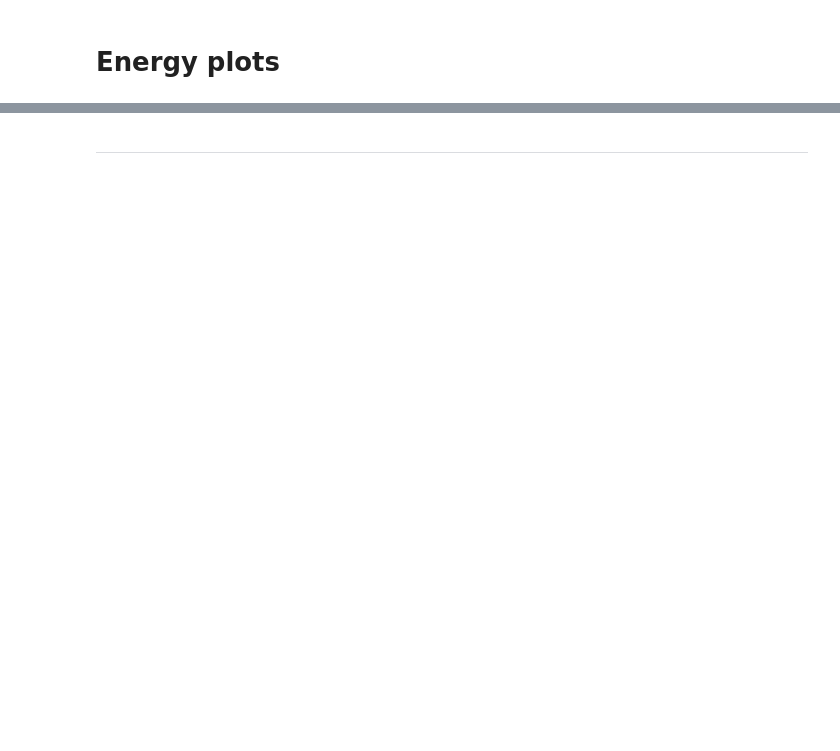
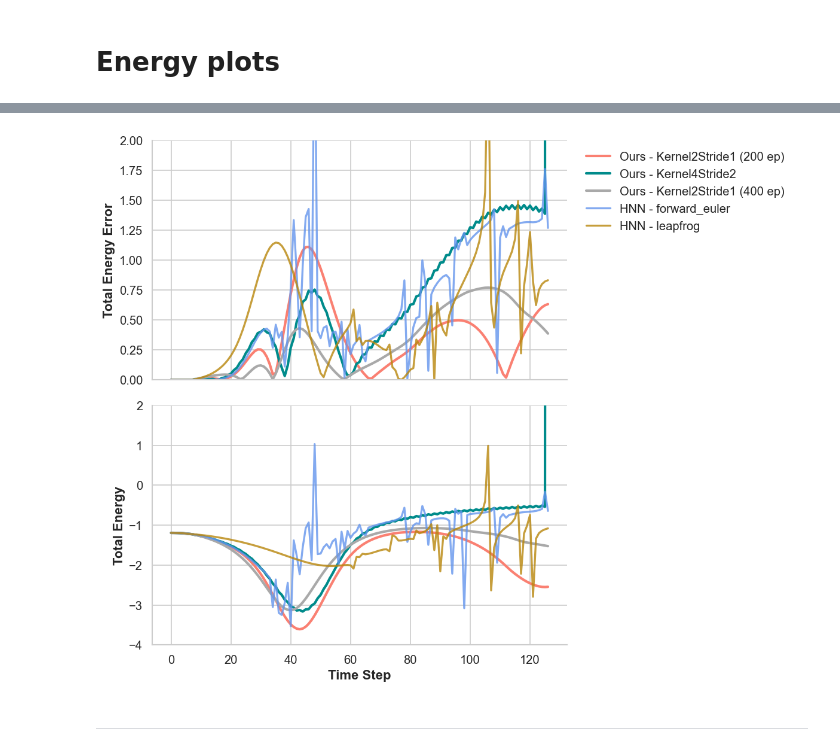
Before and after one commit to pablomerc/dhn-deeplearning, a Jupyter notebook: visualization_scripts/visualize_multiple_experiments.ipynb, the cells around one changed output, grey strips where cells are left out. Saved outputs shown, nothing was run; the diff lists cells and outputs as text; code cells hidden in the pictures; blank space fills up the shorter version.

```diff
--- a/visualization_scripts/visualize_multiple_experiments.ipynb
+++ b/visualization_scripts/visualize_multiple_experiments.ipynb
@@ -357,3 +465,102 @@ plt.show()
+# %%
+import matplotlib.pyplot as plt
+import seaborn as sns
+import numpy as np
+
+# --- 1. SETUP STYLING ---
+sns.set_theme(style="whitegrid", context="notebook", font_scale=1.1)
+
+experiment_list= [
+    'two_body_kernel2_stride1',
+    'two_body_kernel4_stride2',
+    'two_body_kernel2_stride1_400',
+    'two_body_baseline_hnn_tf',
+    # 'two_body_baseline_vanilla_tf', # Added to show color cycling
+]
+
+labels = [
+    'Kernel2Stride1 (200 ep)',
+    'Kernel4Stride2',
+    'Kernel2Stride1 (400 ep)',
+    'HNN',
+    # 'Vanilla TF',
+]
+
+# --- 3. CUSTOM PALETTE ---
+# Your specific requested colors
+custom_colors = [
+    'salmon',
+    'darkcyan',
+    'darkgray',
+    'cornflowerblue',
+    'darkgoldenrod',
+    'yellowgreen'
+]
+
+# Global counter to assign a unique color to every line drawn
+color_idx = 0
+
+fig, ax = plt.subplots(2, 1, figsize=(10, 8), sharex=True, dpi=120)
+
+for name, label in zip(experiment_list, labels):
+
+    if 'hnn' in name:
+        for variant in ['forward_euler', 'leapfrog']:
+            # Get data
+            result_dict = get_result_dict(name, variant)
+            cond_dict = get_cond_dict(name, variant)
+            E_gt, E_pred = calculate_energy(result_dict, cond_dict)
+
+            label_variant = f'{label} - {variant}'
+
+            # Select color from your custom list
+            color = custom_colors[color_idx % len(custom_colors)]
+            color_idx += 1
+
+            # Plotting (Dashed for HNN/Baselines)
+            ax[0].plot(np.abs(E_gt.mean(axis=0) - E_pred.mean(axis=0)),
+                       label=label_variant, color=color, linewidth=2, alpha=0.8)
+            ax[1].plot(E_pred.mean(axis=0),
+                       label=label_variant, color=color, linewidth=2, alpha=0.8)
+
+    else:
+        # Get data
+        result_dict = get_result_dict(name)
+        cond_dict = get_cond_dict(name)
+        E_gt, E_pred = calculate_energy(result_dict, cond_dict)
+
+        # Select color from your custom list
+        color = custom_colors[color_idx % len(custom_colors)]
+        color_idx += 1
+
+        final_label = f'Ours - {label}' if 'kernel' in name else label
+
+        # Plotting (Solid for your methods)
+        ax[0].plot(np.abs(E_gt.mean(axis=0) - E_pred.mean(axis=0)),
+                   label=final_label, color=color, linestyle='-', linewidth=2.5)
+        ax[1].plot(E_pred.mean(axis=0),
+                   label=final_label, color=color, linestyle='-', linewidth=2.5)
+
+
+# --- 4. FORMATTING ---
+# Legend outside top right
+ax[0].legend(bbox_to_anchor=(1.02, 1), loc='upper left', frameon=False)
+
+# Labels
+ax[1].set_xlabel('Time Step', fontweight='bold')
+ax[0].set_ylabel('Total Energy Error', fontweight='bold')
+ax[1].set_ylabel('Total Energy', fontweight='bold')
+
+# Y-Limits (from your original code)
+ax[0].set_ylim(0, 2)
+ax[1].set_ylim(-4, 2)
+
+# Aesthetic cleanup
+sns.despine() # Removes top and right borders
+plt.tight_layout()
+plt.show()
+# %% [output]
+[figure, added]
 # %% [markdown]
 ---
 # %%
```
Also changed, not shown: parts of 10 cells of this notebook, 1 other file.
